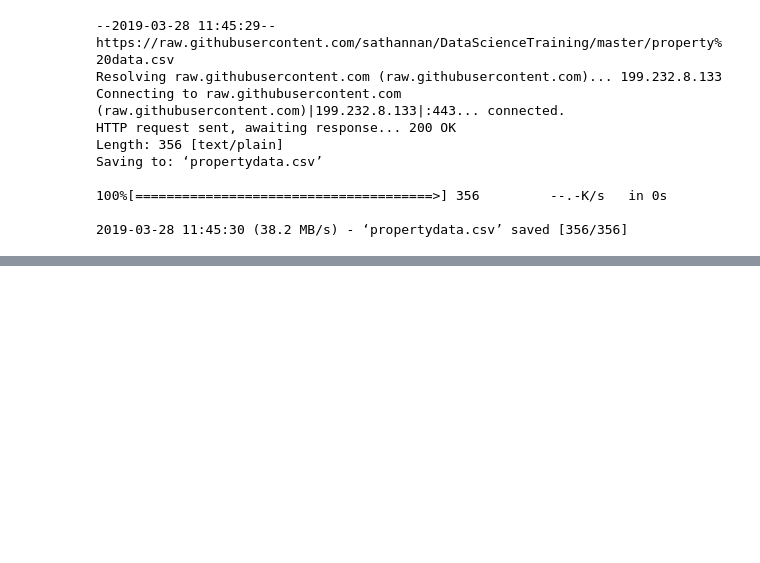
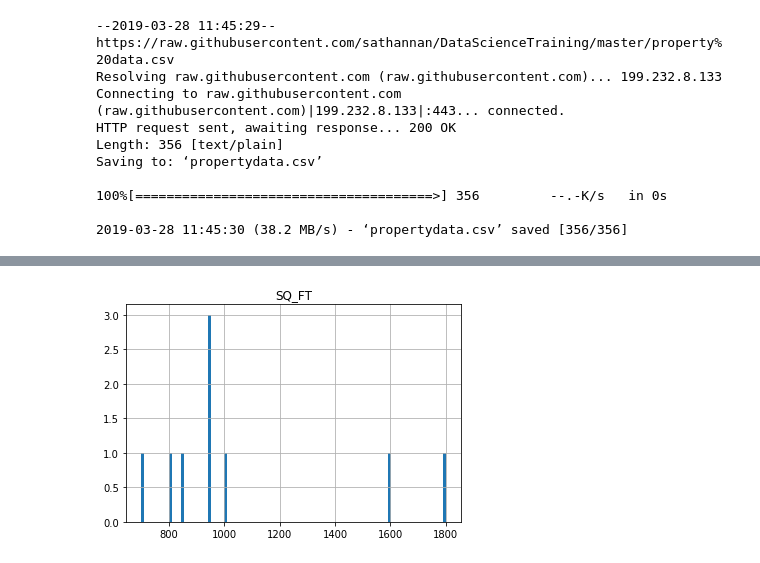
Before and after one commit to Vinitpad/Data-Science, a Jupyter notebook: Data Cleaning.ipynb, the cells around one changed output, grey strips where cells are left out. Cells and saved outputs as stored; diff of their text form; code cells hidden in the pictures; blank space fills up the shorter version.

```diff
--- a/Data Cleaning.ipynb
+++ b/Data Cleaning.ipynb
@@ -132,0 +206,5 @@ df=pd.read_csv("propertydata.csv")
+# %%
+df=pd.DataFrame(df['SQ_FT'])
+hist=df.hist(bins=100)
+# %% [output]
+[figure, added]
```
Also changed, not shown: parts of 45 cells of this notebook.
